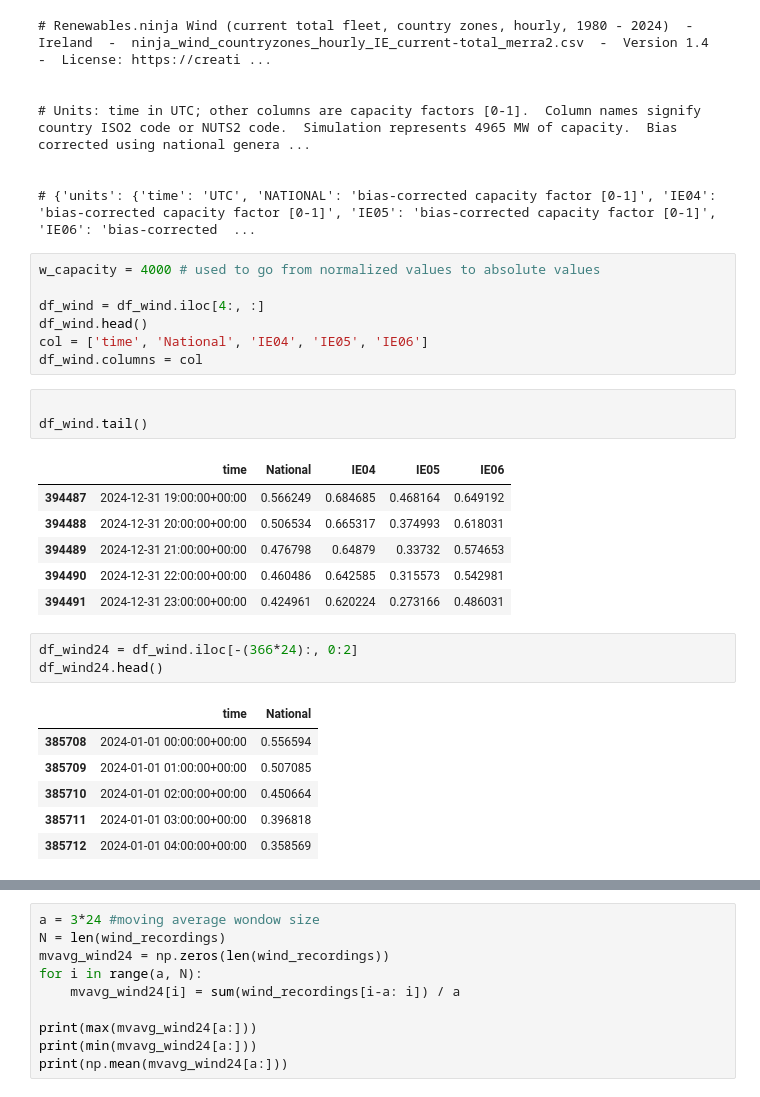
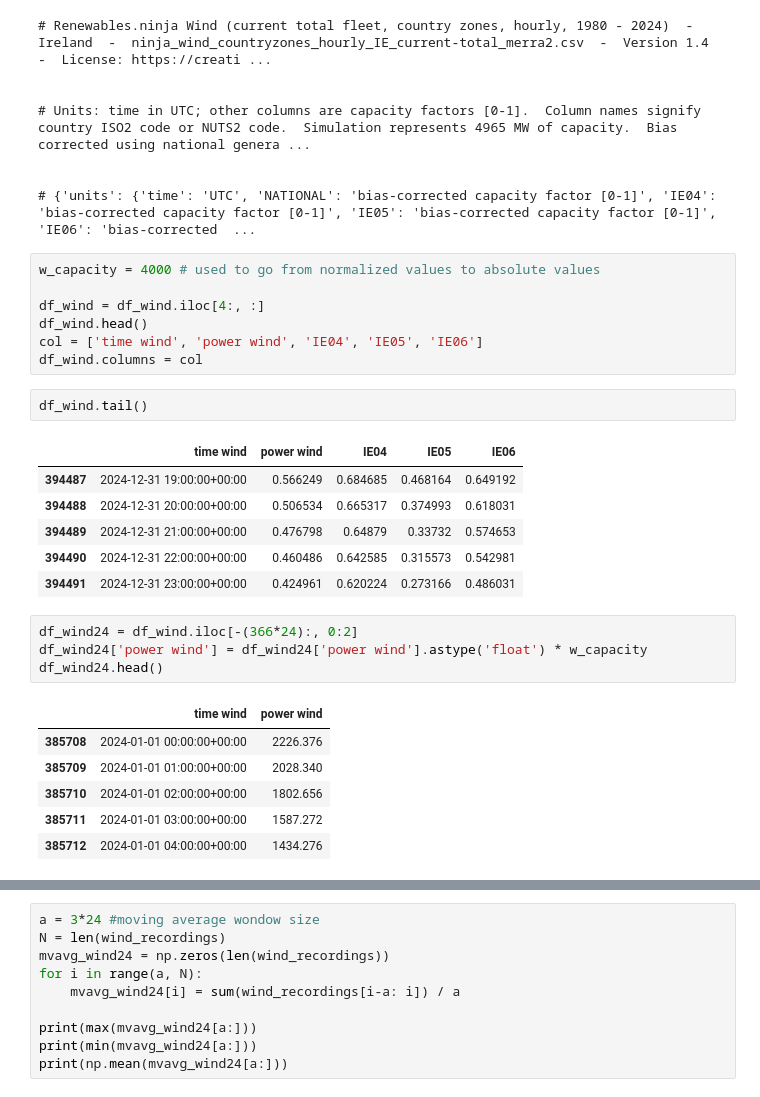
Before and after one commit to avaveriksen/ireland-grid-project, a Jupyter notebook: time-series-analysis/time-series-analysis.ipynb, the cells around one changed output, grey strips where cells are left out. Saved outputs shown, nothing was run; the diff lists cells and outputs as text.

```diff
--- a/time-series-analysis/time-series-analysis.ipynb
+++ b/time-series-analysis/time-series-analysis.ipynb
@@ -32,13 +33,12 @@ w_capacity = 4000 # used to go from normalized values to absolute values
 
 df_wind = df_wind.iloc[4:, :]
 df_wind.head()
-col = ['time', 'National', 'IE04', 'IE05', 'IE06']
+col = ['time wind', 'power wind', 'IE04', 'IE05', 'IE06']
 df_wind.columns = col
 # %%
-
 df_wind.tail()
 # %% [output]
-|  | time | National | IE04 | IE05 | IE06 |
+|  | time wind | power wind | IE04 | IE05 | IE06 |
 | 394487 | 2024-12-31 19:00:00+00:00 | 0.566249 | 0.684685 | 0.468164 | 0.649192 |
 | 394488 | 2024-12-31 20:00:00+00:00 | 0.506534 | 0.665317 | 0.374993 | 0.618031 |
 | 394489 | 2024-12-31 21:00:00+00:00 | 0.476798 | 0.64879 | 0.33732 | 0.574653 |
@@ -46,12 +46,13 @@ df_wind.tail()
 | 394491 | 2024-12-31 23:00:00+00:00 | 0.424961 | 0.620224 | 0.273166 | 0.486031 |
 # %%
 df_wind24 = df_wind.iloc[-(366*24):, 0:2]
+df_wind24['power wind'] = df_wind24['power wind'].astype('float') * w_capacity
 df_wind24.head()
 # %% [output]
-|  | time | National |
-| 385708 | 2024-01-01 00:00:00+00:00 | 0.556594 |
-| 385709 | 2024-01-01 01:00:00+00:00 | 0.507085 |
-| 385710 | 2024-01-01 02:00:00+00:00 | 0.450664 |
-| 385711 | 2024-01-01 03:00:00+00:00 | 0.396818 |
-| 385712 | 2024-01-01 04:00:00+00:00 | 0.358569 |
+|  | time wind | power wind |
+| 385708 | 2024-01-01 00:00:00+00:00 | 2226.376 |
+| 385709 | 2024-01-01 01:00:00+00:00 | 2028.340 |
+| 385710 | 2024-01-01 02:00:00+00:00 | 1802.656 |
+| 385711 | 2024-01-01 03:00:00+00:00 | 1587.272 |
+| 385712 | 2024-01-01 04:00:00+00:00 | 1434.276 |
 # %%
```
Also changed, not shown: parts of 45 cells of this notebook, 3 other files.
